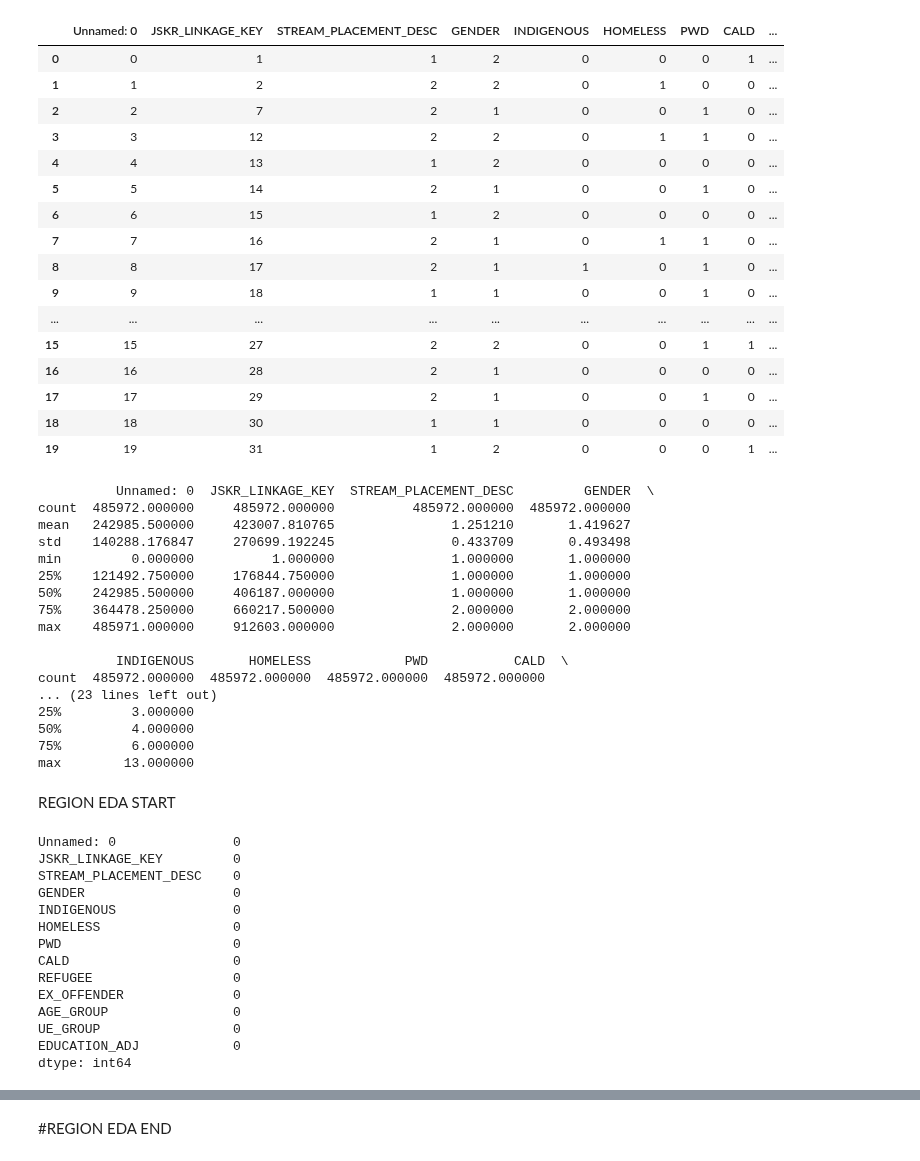
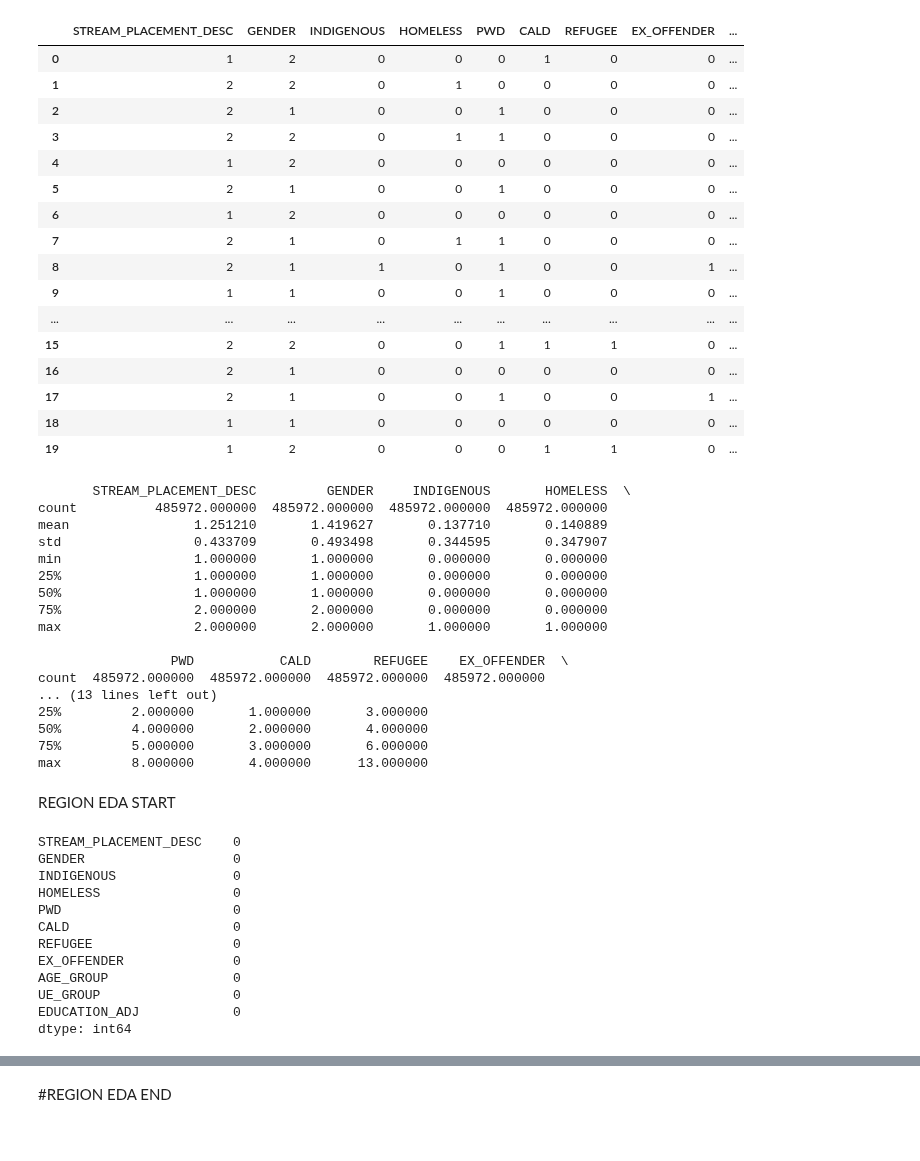
Before and after one commit to abayup14/CapstoneBangkit, a Jupyter notebook: Machine Learning/Stream Model/02. EDA_STREAM_CLASSIFY.ipynb, the cells around one changed output, grey strips where cells are left out. Saved outputs shown, nothing was run; the diff lists cells and outputs as text; code cells hidden in the pictures.

```diff
--- a/Machine Learning/Stream Model/02. EDA_STREAM_CLASSIFY.ipynb
+++ b/Machine Learning/Stream Model/02. EDA_STREAM_CLASSIFY.ipynb
@@ -4,48 +4,49 @@ import numpy as np
 import matplotlib.pyplot as plt
 import seaborn as sns
 # %%
-df = pd.read_csv('stream_classify_preprocessing.csv')
+df = pd.read_csv('stream_classify_preprocessing.csv', index_col=0)
+df = df.drop(columns=['JSKR_LINKAGE_KEY'])
 df.head(20)
 # %% [output]
-|  | Unnamed: 0 | JSKR_LINKAGE_KEY | STREAM_PLACEMENT_DESC | GENDER | INDIGENOUS | HOMELESS | PWD | CALD | ... |
-| 0 | 0 | 1 | 1 | 2 | 0 | 0 | 0 | 1 | ... |
-| 1 | 1 | 2 | 2 | 2 | 0 | 1 | 0 | 0 | ... |
-| 2 | 2 | 7 | 2 | 1 | 0 | 0 | 1 | 0 | ... |
-| 3 | 3 | 12 | 2 | 2 | 0 | 1 | 1 | 0 | ... |
-| 4 | 4 | 13 | 1 | 2 | 0 | 0 | 0 | 0 | ... |
-| 5 | 5 | 14 | 2 | 1 | 0 | 0 | 1 | 0 | ... |
-| 6 | 6 | 15 | 1 | 2 | 0 | 0 | 0 | 0 | ... |
-| 7 | 7 | 16 | 2 | 1 | 0 | 1 | 1 | 0 | ... |
-| 8 | 8 | 17 | 2 | 1 | 1 | 0 | 1 | 0 | ... |
-| 9 | 9 | 18 | 1 | 1 | 0 | 0 | 1 | 0 | ... |
+|  | STREAM_PLACEMENT_DESC | GENDER | INDIGENOUS | HOMELESS | PWD | CALD | REFUGEE | EX_OFFENDER | ... |
+| 0 | 1 | 2 | 0 | 0 | 0 | 1 | 0 | 0 | ... |
+| 1 | 2 | 2 | 0 | 1 | 0 | 0 | 0 | 0 | ... |
+| 2 | 2 | 1 | 0 | 0 | 1 | 0 | 0 | 0 | ... |
+| 3 | 2 | 2 | 0 | 1 | 1 | 0 | 0 | 0 | ... |
+| 4 | 1 | 2 | 0 | 0 | 0 | 0 | 0 | 0 | ... |
+| 5 | 2 | 1 | 0 | 0 | 1 | 0 | 0 | 0 | ... |
+| 6 | 1 | 2 | 0 | 0 | 0 | 0 | 0 | 0 | ... |
+| 7 | 2 | 1 | 0 | 1 | 1 | 0 | 0 | 0 | ... |
+| 8 | 2 | 1 | 1 | 0 | 1 | 0 | 0 | 1 | ... |
+| 9 | 1 | 1 | 0 | 0 | 1 | 0 | 0 | 0 | ... |
 | ... | ... | ... | ... | ... | ... | ... | ... | ... | ... |
-| 15 | 15 | 27 | 2 | 2 | 0 | 0 | 1 | 1 | ... |
-| 16 | 16 | 28 | 2 | 1 | 0 | 0 | 0 | 0 | ... |
-| 17 | 17 | 29 | 2 | 1 | 0 | 0 | 1 | 0 | ... |
-| 18 | 18 | 30 | 1 | 1 | 0 | 0 | 0 | 0 | ... |
-| 19 | 19 | 31 | 1 | 2 | 0 | 0 | 0 | 1 | ... |
+| 15 | 2 | 2 | 0 | 0 | 1 | 1 | 1 | 0 | ... |
+| 16 | 2 | 1 | 0 | 0 | 0 | 0 | 0 | 0 | ... |
+| 17 | 2 | 1 | 0 | 0 | 1 | 0 | 0 | 1 | ... |
+| 18 | 1 | 1 | 0 | 0 | 0 | 0 | 0 | 0 | ... |
+| 19 | 1 | 2 | 0 | 0 | 0 | 1 | 1 | 0 | ... |
 # %%
 #EDA
 # Check the summary statistics of the dataframe
 print(df.describe())
 # %% [output]
-          Unnamed: 0  JSKR_LINKAGE_KEY  STREAM_PLACEMENT_DESC         GENDER  \
-count  485972.000000     485972.000000          485972.000000  485972.000000
-mean   242985.500000     423007.810765               1.251210       1.419627
-std    140288.176847     270699.192245               0.433709       0.493498
-min         0.000000          1.000000               1.000000       1.000000
-25%    121492.750000     176844.750000               1.000000       1.000000
-50%    242985.500000     406187.000000               1.000000       1.000000
-75%    364478.250000     660217.500000               2.000000       2.000000
-max    485971.000000     912603.000000               2.000000       2.000000
+       STREAM_PLACEMENT_DESC         GENDER     INDIGENOUS       HOMELESS  \
+count          485972.000000  485972.000000  485972.000000  485972.000000
+mean                1.251210       1.419627       0.137710       0.140889
+std                 0.433709       0.493498       0.344595       0.347907
+min                 1.000000       1.000000       0.000000       0.000000
+25%                 1.000000       1.000000       0.000000       0.000000
+50%                 1.000000       1.000000       0.000000       0.000000
+75%                 2.000000       2.000000       0.000000       0.000000
+max                 2.000000       2.000000       1.000000       1.000000
 
-          INDIGENOUS       HOMELESS            PWD           CALD  \
+                 PWD           CALD        REFUGEE    EX_OFFENDER  \
 count  485972.000000  485972.000000  485972.000000  485972.000000
-... (23 lines left out)
-25%         3.000000
-50%         4.000000
-75%         6.000000
-max        13.000000
+... (13 lines left out)
+25%         2.000000       1.000000       3.000000
+50%         4.000000       2.000000       4.000000
+75%         5.000000       3.000000       6.000000
+max         8.000000       4.000000      13.000000
 # %% [markdown]
 REGION EDA START
 # %%
@@ -53,8 +54,6 @@ REGION EDA START
 print(df.isnull().sum())
 #Result -> tidak ada missing values
 # %% [output]
-Unnamed: 0               0
-JSKR_LINKAGE_KEY         0
 STREAM_PLACEMENT_DESC    0
 GENDER                   0
 INDIGENOUS               0
```
Also changed, not shown: parts of 2 cells of this notebook, 4 other files.
